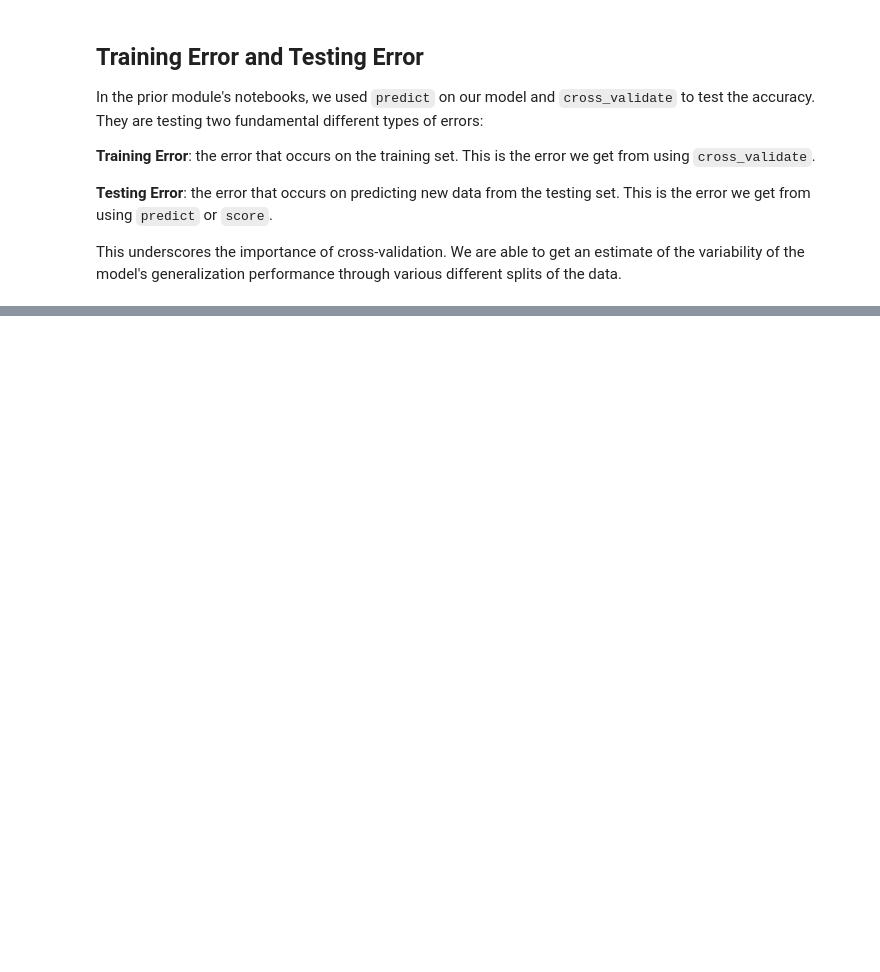
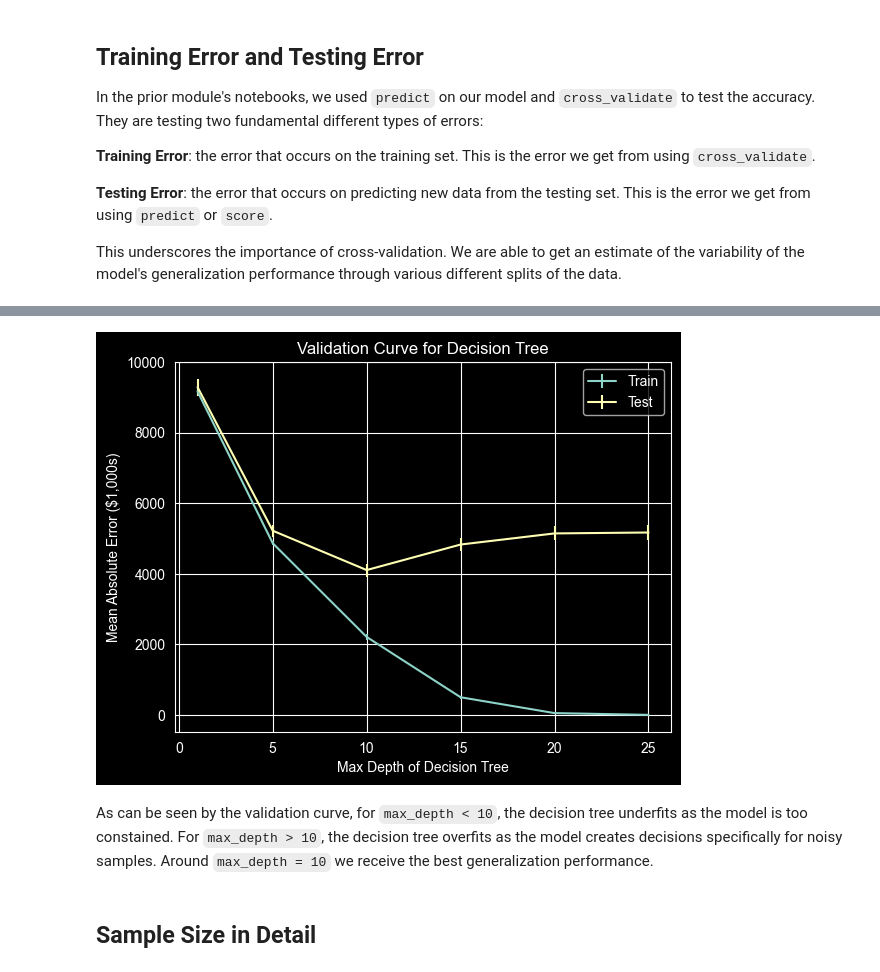
Before and after one commit to miketibollodev/scikit, a Jupyter notebook: 2 Model Selection/overfitting_underfitting.ipynb, the cells around one changed output, grey strips where cells are left out. Drawn from its saved outputs; the diff is of its cells as text; code cells hidden in the pictures; blank space fills up the shorter version.

Commit message:
Overfitting-underfitting tradeoff

```diff
--- a/2 Model Selection/overfitting_underfitting.ipynb
+++ b/2 Model Selection/overfitting_underfitting.ipynb
@@ -20,0 +84,28 @@ This underscores the importance of cross-validation. We are able to get an estim
+# %%
+import numpy as np
+from sklearn.model_selection import ValidationCurveDisplay
+
+max_depth = np.array([1, 5, 10, 15, 20, 25])
+disp = ValidationCurveDisplay.from_estimator(
+    regressor,
+    data,
+    target,
+    param_name="max_depth",
+    param_range=max_depth,
+    cv=cv,
+    scoring="neg_mean_squared_error",
+    negate_score=True,
+    std_display_style="errorbar",
+    n_jobs=2
+)
+_ = disp.ax_.set(
+    xlabel="Max Depth of Decision Tree",
+    ylabel="Mean Absolute Error ($1,000s)",
+    title="Validation Curve for Decision Tree"
+)
+# %% [output]
+[figure, added]
+# %% [markdown]
+As can be seen by the validation curve, for `max_depth < 10`, the decision tree underfits as the model is too constained. For `max_depth > 10`, the decision tree overfits as the model creates decisions specifically for noisy samples. Around `max_depth = 10` we receive the best generalization performance.
+# %% [markdown]
+## Sample Size in Detail
```
Also changed, not shown: parts of 16 cells of this notebook, 2 other files.
